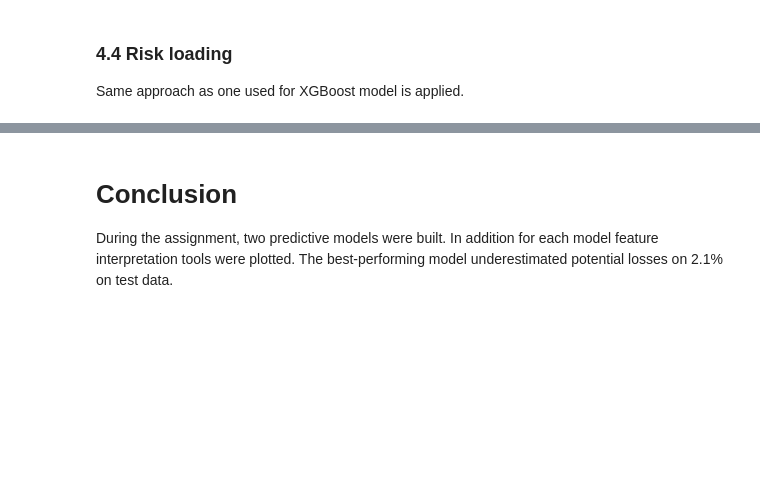
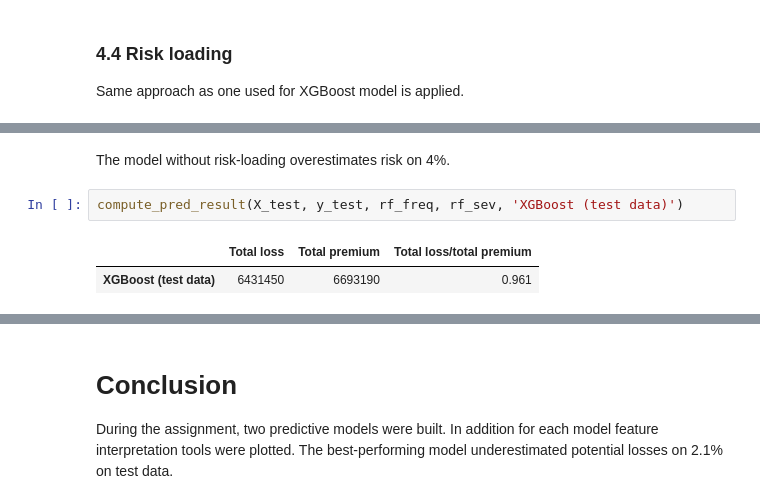
Before and after one commit to dsman1823/kul_ds_for_life_insrunace, a Jupyter notebook: project.ipynb, the cells around one changed output, grey strips where cells are left out. Cells and saved outputs as stored; diff of their text form; blank space fills up the shorter version.

Commit message:
add rf risk-loading

```diff
--- a/project.ipynb
+++ b/project.ipynb
@@ -710,0 +767,7 @@ rf_theta
+# %% [markdown]
+The model without risk-loading overestimates risk on 4%.
+# %%
+compute_pred_result(X_test, y_test, rf_freq, rf_sev, 'XGBoost (test data)')
+# %% [output]
+|  | Total loss | Total premium | Total loss/total premium |
+| XGBoost (test data) | 6431450 | 6693190 | 0.961 |
```
Also changed, not shown: parts of 51 cells of this notebook.
